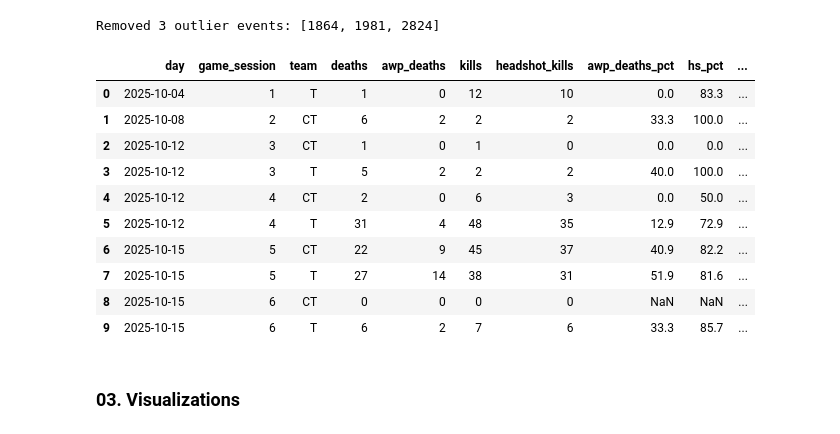
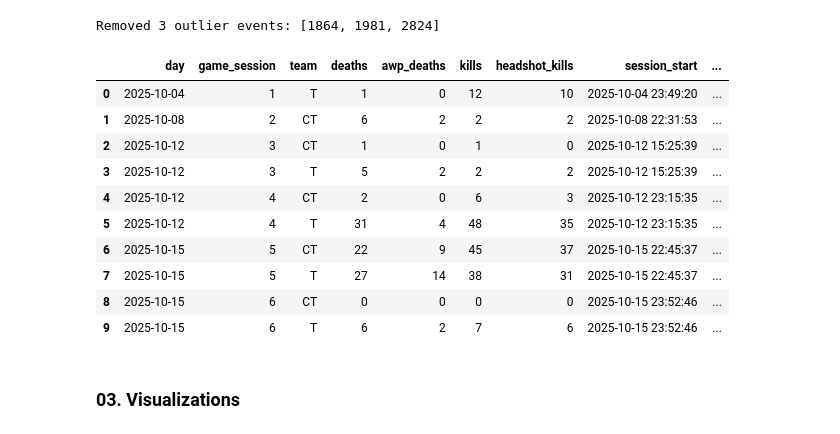
Before and after one commit to gnoevoy/game_stats, a Jupyter notebook: analytics/events_analysis.ipynb, the cells around one changed output. Saved outputs shown, nothing was run; the diff lists cells and outputs as text; code cells hidden in the pictures.

Commit message:
starting to create charts

```diff
--- a/analytics/events_analysis.ipynb
+++ b/analytics/events_analysis.ipynb
@@ -138,34 +140,31 @@ Removed 3 outlier events: [1864, 1981, 2824]
 # %%
 # Calculate necessary metrics and get final result
 
 # Session duration calculation
-sessions_duration = filtered_df.groupby("game_session").agg(start=("event_timestamp", "min"), end=("event_timestamp", "max")).reset_index()
-sessions_duration["duration_in_minutes"] = round((sessions_duration["end"] - sessions_duration["start"]).dt.total_seconds() / 60, 2)
+sessions_duration = filtered_df.groupby("game_session").agg(session_start=("event_timestamp", "min"), session_end=("event_timestamp", "max")).reset_index()
+sessions_duration["duration_in_minutes"] = round((sessions_duration["session_end"] - sessions_duration["session_start"]).dt.total_seconds() / 60, 2)
 
 # Kills and deaths aggregations
 metrics = (
     filtered_df.groupby(["day", "game_session", "team"])
     .agg( deaths=("death", "sum"), awp_deaths=("awp_death", "sum"), kills=("kill", "sum"), headshot_kills=("headshot_kill", "sum"),)
     .reset_index()
 )
 
-metrics["awp_deaths_pct"] = round(metrics["awp_deaths"] / metrics["deaths"] * 100, 1)
-metrics["hs_pct"] = round(metrics["headshot_kills"] / metrics["kills"] * 100, 1)
-
 # Join tables together
 result = metrics.merge(sessions_duration, how="left", on="game_session").query("duration_in_minutes > 1")
 result.head(10)
 # %% [output]
-|  | day | game_session | team | deaths | awp_deaths | kills | headshot_kills | awp_deaths_pct | hs_pct | ... |
-| 0 | 2025-10-04 | 1 | T | 1 | 0 | 12 | 10 | 0.0 | 83.3 | ... |
-| 1 | 2025-10-08 | 2 | CT | 6 | 2 | 2 | 2 | 33.3 | 100.0 | ... |
-| 2 | 2025-10-12 | 3 | CT | 1 | 0 | 1 | 0 | 0.0 | 0.0 | ... |
-| 3 | 2025-10-12 | 3 | T | 5 | 2 | 2 | 2 | 40.0 | 100.0 | ... |
-| 4 | 2025-10-12 | 4 | CT | 2 | 0 | 6 | 3 | 0.0 | 50.0 | ... |
-| 5 | 2025-10-12 | 4 | T | 31 | 4 | 48 | 35 | 12.9 | 72.9 | ... |
-| 6 | 2025-10-15 | 5 | CT | 22 | 9 | 45 | 37 | 40.9 | 82.2 | ... |
-| 7 | 2025-10-15 | 5 | T | 27 | 14 | 38 | 31 | 51.9 | 81.6 | ... |
-| 8 | 2025-10-15 | 6 | CT | 0 | 0 | 0 | 0 | NaN | NaN | ... |
-| 9 | 2025-10-15 | 6 | T | 6 | 2 | 7 | 6 | 33.3 | 85.7 | ... |
+|  | day | game_session | team | deaths | awp_deaths | kills | headshot_kills | session_start | ... |
+| 0 | 2025-10-04 | 1 | T | 1 | 0 | 12 | 10 | 2025-10-04 23:49:20 | ... |
+| 1 | 2025-10-08 | 2 | CT | 6 | 2 | 2 | 2 | 2025-10-08 22:31:53 | ... |
+| 2 | 2025-10-12 | 3 | CT | 1 | 0 | 1 | 0 | 2025-10-12 15:25:39 | ... |
+| 3 | 2025-10-12 | 3 | T | 5 | 2 | 2 | 2 | 2025-10-12 15:25:39 | ... |
+| 4 | 2025-10-12 | 4 | CT | 2 | 0 | 6 | 3 | 2025-10-12 23:15:35 | ... |
+| 5 | 2025-10-12 | 4 | T | 31 | 4 | 48 | 35 | 2025-10-12 23:15:35 | ... |
+| 6 | 2025-10-15 | 5 | CT | 22 | 9 | 45 | 37 | 2025-10-15 22:45:37 | ... |
+| 7 | 2025-10-15 | 5 | T | 27 | 14 | 38 | 31 | 2025-10-15 22:45:37 | ... |
+| 8 | 2025-10-15 | 6 | CT | 0 | 0 | 0 | 0 | 2025-10-15 23:52:46 | ... |
+| 9 | 2025-10-15 | 6 | T | 6 | 2 | 7 | 6 | 2025-10-15 23:52:46 | ... |
 # %% [markdown]
 ### 03. Visualizations
```
Also changed, not shown: parts of 7 cells of this notebook.
